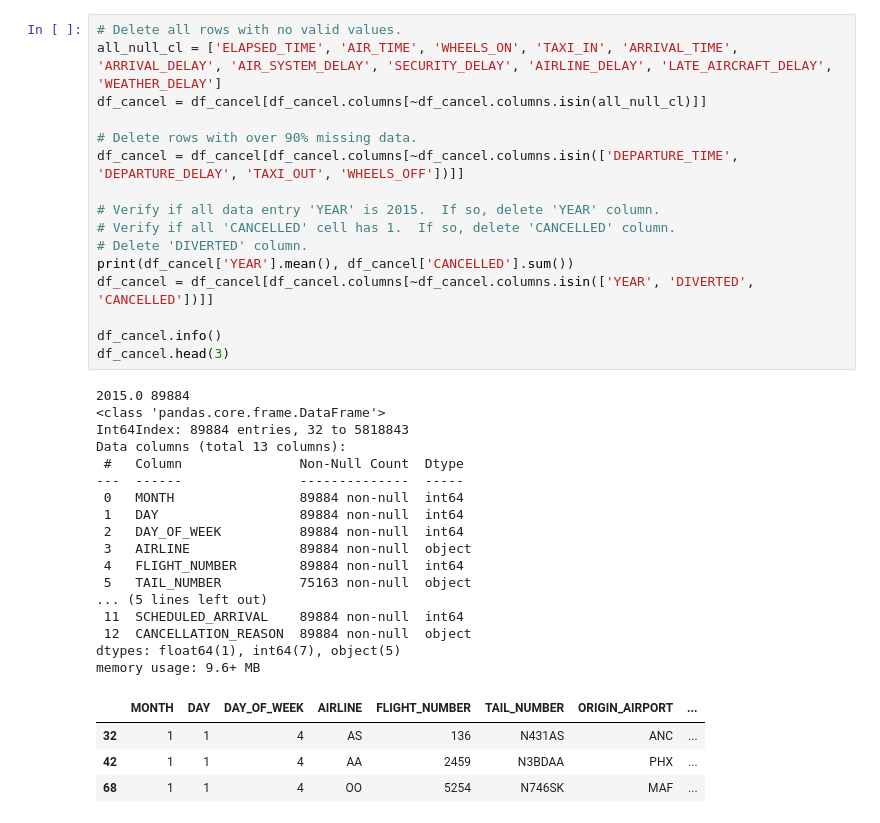
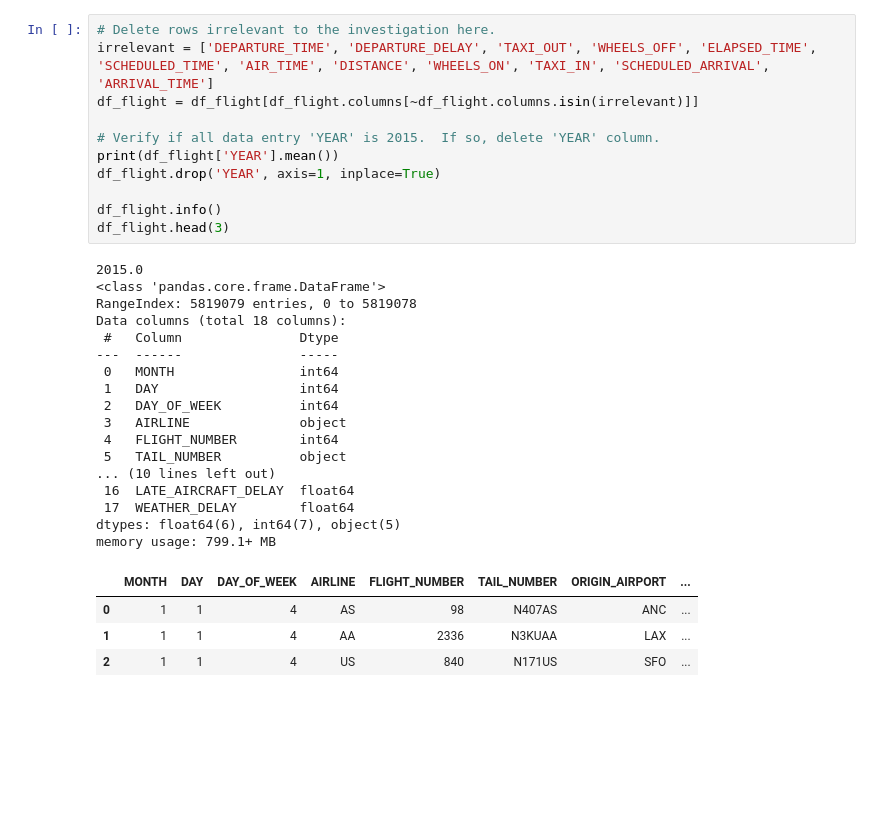
Before and after one commit to Code-charm/DataScienceCapstone1, a Jupyter notebook: Capstone2_DataWraggling.ipynb, the cells around one changed output. Cells and saved outputs as stored; diff of their text form; blank space fills up the shorter version.

```diff
--- a/Capstone2_DataWraggling.ipynb
+++ b/Capstone2_DataWraggling.ipynb
@@ -58,38 +46,33 @@ memory usage: 21.9+ MB
 # %%
-# Delete all rows with no valid values.
-all_null_cl = ['ELAPSED_TIME', 'AIR_TIME', 'WHEELS_ON', 'TAXI_IN', 'ARRIVAL_TIME', 'ARRIVAL_DELAY', 'AIR_SYSTEM_DELAY', 'SECURITY_DELAY', 'AIRLINE_DELAY', 'LATE_AIRCRAFT_DELAY', 'WEATHER_DELAY']
-df_cancel = df_cancel[df_cancel.columns[~df_cancel.columns.isin(all_null_cl)]]
-
-# Delete rows with over 90% missing data.
-df_cancel = df_cancel[df_cancel.columns[~df_cancel.columns.isin(['DEPARTURE_TIME', 'DEPARTURE_DELAY', 'TAXI_OUT', 'WHEELS_OFF'])]]
+# Delete rows irrelevant to the investigation here.
+irrelevant = ['DEPARTURE_TIME', 'DEPARTURE_DELAY', 'TAXI_OUT', 'WHEELS_OFF', 'ELAPSED_TIME', 'SCHEDULED_TIME', 'AIR_TIME', 'DISTANCE', 'WHEELS_ON', 'TAXI_IN', 'SCHEDULED_ARRIVAL', 'ARRIVAL_TIME']
+df_flight = df_flight[df_flight.columns[~df_flight.columns.isin(irrelevant)]]
 
 # Verify if all data entry 'YEAR' is 2015.  If so, delete 'YEAR' column.
-# Verify if all 'CANCELLED' cell has 1.  If so, delete 'CANCELLED' column.
-# Delete 'DIVERTED' column.
-print(df_cancel['YEAR'].mean(), df_cancel['CANCELLED'].sum())
-df_cancel = df_cancel[df_cancel.columns[~df_cancel.columns.isin(['YEAR', 'DIVERTED', 'CANCELLED'])]]
+print(df_flight['YEAR'].mean())
+df_flight.drop('YEAR', axis=1, inplace=True)
 
-df_cancel.info()
-df_cancel.head(3)
+df_flight.info()
+df_flight.head(3)
 # %% [output]
-2015.0 89884
+2015.0
 <class 'pandas.core.frame.DataFrame'>
-Int64Index: 89884 entries, 32 to 5818843
-Data columns (total 13 columns):
- #   Column               Non-Null Count  Dtype
----  ------               --------------  -----
- 0   MONTH                89884 non-null  int64
- 1   DAY                  89884 non-null  int64
- 2   DAY_OF_WEEK          89884 non-null  int64
- 3   AIRLINE              89884 non-null  object
- 4   FLIGHT_NUMBER        89884 non-null  int64
- 5   TAIL_NUMBER          75163 non-null  object
-... (5 lines left out)
- 11  SCHEDULED_ARRIVAL    89884 non-null  int64
- 12  CANCELLATION_REASON  89884 non-null  object
-dtypes: float64(1), int64(7), object(5)
-memory usage: 9.6+ MB
+RangeIndex: 5819079 entries, 0 to 5819078
+Data columns (total 18 columns):
+ #   Column               Dtype
+---  ------               -----
+ 0   MONTH                int64
+ 1   DAY                  int64
+ 2   DAY_OF_WEEK          int64
+ 3   AIRLINE              object
+ 4   FLIGHT_NUMBER        int64
+ 5   TAIL_NUMBER          object
+... (10 lines left out)
+ 16  LATE_AIRCRAFT_DELAY  float64
+ 17  WEATHER_DELAY        float64
+dtypes: float64(6), int64(7), object(5)
+memory usage: 799.1+ MB
 |  | MONTH | DAY | DAY_OF_WEEK | AIRLINE | FLIGHT_NUMBER | TAIL_NUMBER | ORIGIN_AIRPORT | ... |
-| 32 | 1 | 1 | 4 | AS | 136 | N431AS | ANC | ... |
-| 42 | 1 | 1 | 4 | AA | 2459 | N3BDAA | PHX | ... |
-| 68 | 1 | 1 | 4 | OO | 5254 | N746SK | MAF | ... |
+| 0 | 1 | 1 | 4 | AS | 98 | N407AS | ANC | ... |
+| 1 | 1 | 1 | 4 | AA | 2336 | N3KUAA | LAX | ... |
+| 2 | 1 | 1 | 4 | US | 840 | N171US | SFO | ... |
```
Also changed, not shown: parts of 25 cells of this notebook.
